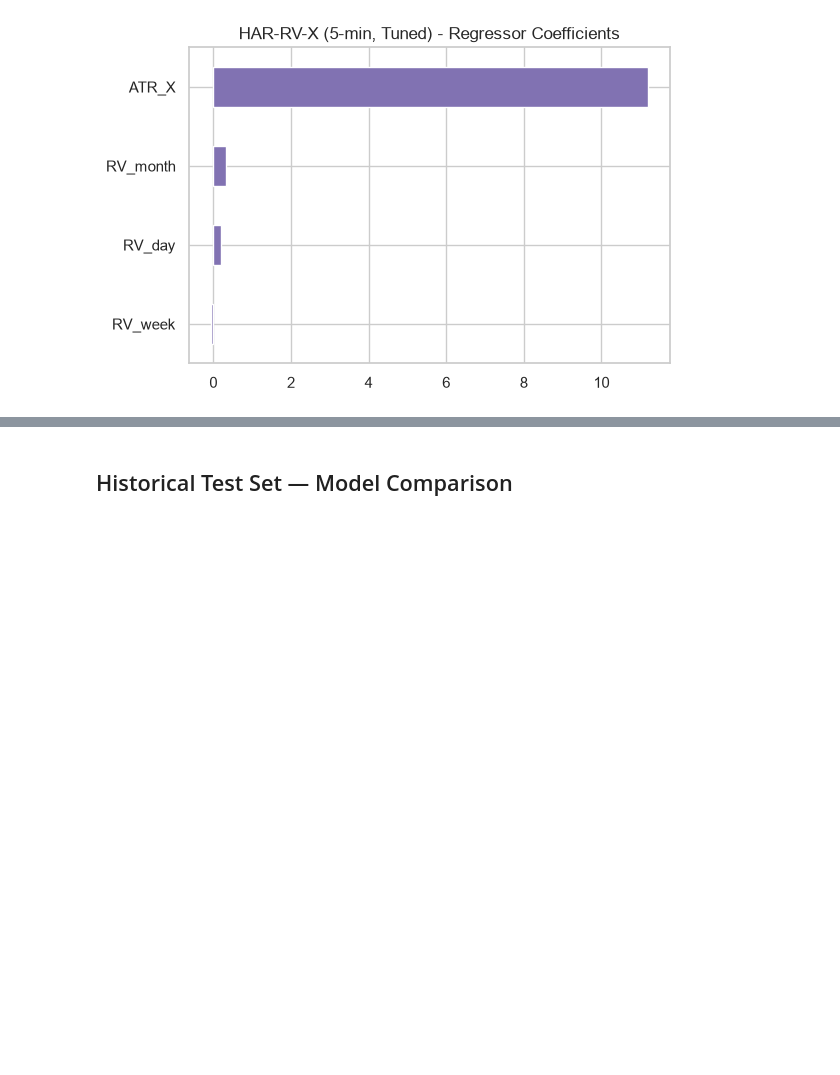
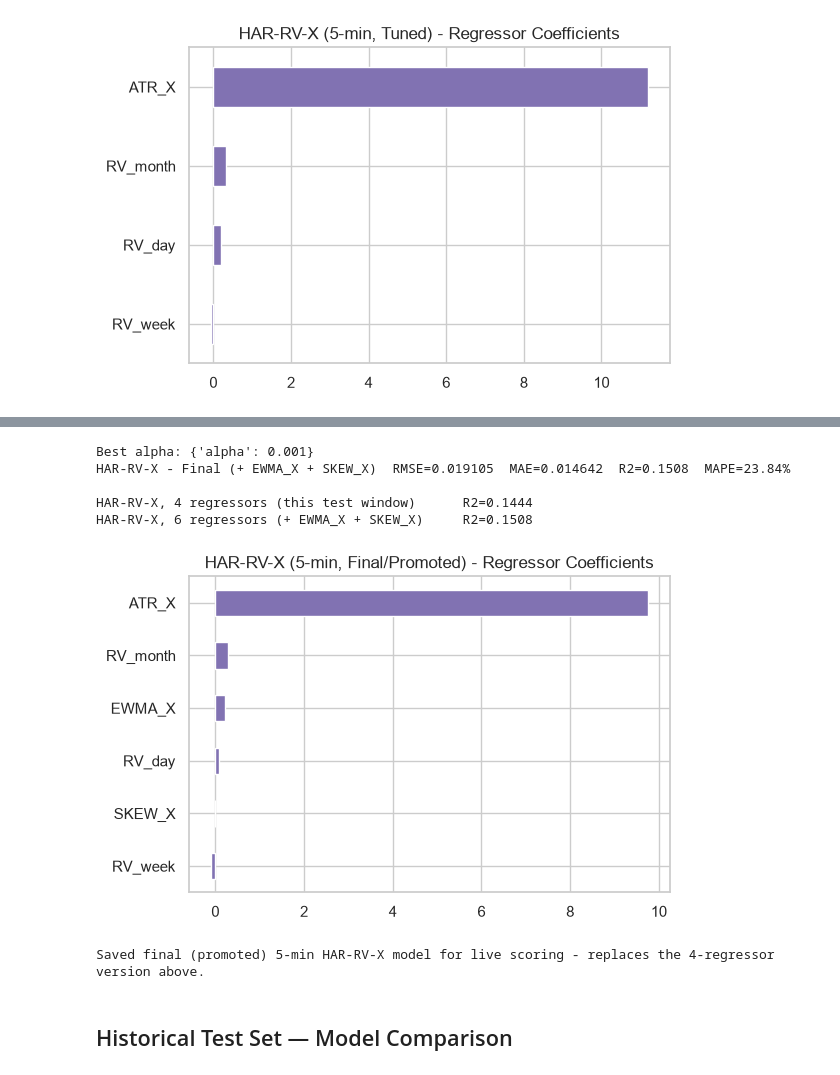
Before and after one commit to mhejairi10/bitcoin-volatility-prediction, a Jupyter notebook: notebooks/capstone-btc-volatility-5min.ipynb, the cells around one changed output, grey strips where cells are left out. Drawn from its saved outputs; the diff is of its cells as text; code cells hidden in the pictures; blank space fills up the shorter version.

```diff
--- a/notebooks/capstone-btc-volatility-5min.ipynb
+++ b/notebooks/capstone-btc-volatility-5min.ipynb
@@ -242,3 +245,52 @@ HAR-RV-X - Tuned                     RMSE=0.019179  MAE=0.014756  R2=0.1419  MAP
+# %%
+# EWMA_X: EWMA's own tuned sigma (already on volatility_7d's scale via ewma_vol_forecast),
+# lagged by 1 real hour - same convention as ATR_X. SKEW_X: realized skewness over the same
+# 168-hour window volatility_7d itself uses, lagged 24 real hours - same convention as RV_day.
+skew_x_5min = df_model['ret'].rolling(ROLLING_WINDOW).skew().shift(DAY_BARS)
+
+har_final_df = df_model[['Date', 'RV_day', 'RV_week', 'RV_month', 'ATR_X', 'target']].copy()
+har_final_df['EWMA_X'] = df_model['Date'].map(ewma_tuned_sigma).shift(LAG_1H)
+har_final_df['SKEW_X'] = skew_x_5min
+har_final_df = har_final_df.dropna().reset_index(drop=True)
+
+har_final_split = int(len(har_final_df) * 0.8)
+har_final_train, har_final_test = har_final_df.iloc[:har_final_split], har_final_df.iloc[har_final_split:]
+har_final_cols = har_x_cols + ['EWMA_X', 'SKEW_X']
+
+har_final_search = GridSearchCV(Ridge(random_state=RANDOM_STATE), ridge_grid, cv=tscv,
+                                 scoring='neg_root_mean_squared_error', n_jobs=-1)
+har_final_search.fit(har_final_train[har_final_cols], har_final_train['target'])
+har_final_tuned = har_final_search.best_estimator_
+har_final_pred = har_final_tuned.predict(har_final_test[har_final_cols])
+
+print(f'Best alpha: {har_final_search.best_params_}')
+results.append(evaluate(har_final_test['target'], har_final_pred, 'HAR-RV-X - Final (+ EWMA_X + SKEW_X)'))
+
+# Before/after on the IDENTICAL test window (isolates the 2 new regressors as the only variable,
+# same date-alignment discipline the hourly project's own checks use).
+har_x_pred_aligned = har_x_tuned.predict(har_final_test[har_x_cols])
+r2_4reg = r2_score(har_final_test['target'], har_x_pred_aligned)
+r2_6reg = r2_score(har_final_test['target'], har_final_pred)
+print(f"\nHAR-RV-X, 4 regressors (this test window)      R2={r2_4reg:.4f}")
+print(f"HAR-RV-X, 6 regressors (+ EWMA_X + SKEW_X)     R2={r2_6reg:.4f}")
+
+har_final_coef = pd.Series(har_final_tuned.coef_, index=har_final_cols).sort_values(ascending=False)
+har_final_coef.plot(kind='barh', figsize=(6, 4), color='#8172B2')
+plt.title('HAR-RV-X (5-min, Final/Promoted) - Regressor Coefficients')
+plt.gca().invert_yaxis()
+plt.tight_layout()
+plt.show()
+
+joblib.dump(har_final_tuned, 'models/har_rv_x_5min_tuned.pkl')
+print('Saved final (promoted) 5-min HAR-RV-X model for live scoring - replaces the 4-regressor version above.')
+# %% [output]
+Best alpha: {'alpha': 0.001}
+HAR-RV-X - Final (+ EWMA_X + SKEW_X)  RMSE=0.019105  MAE=0.014642  R2=0.1508  MAPE=23.84%
+
+HAR-RV-X, 4 regressors (this test window)      R2=0.1444
+HAR-RV-X, 6 regressors (+ EWMA_X + SKEW_X)     R2=0.1508
+[figure, added]
+Saved final (promoted) 5-min HAR-RV-X model for live scoring - replaces the 4-regressor version above.
 # %% [markdown]
 ## Historical Test Set — Model Comparison
 # %%
```
Also changed, not shown: parts of 9 cells of this notebook.
